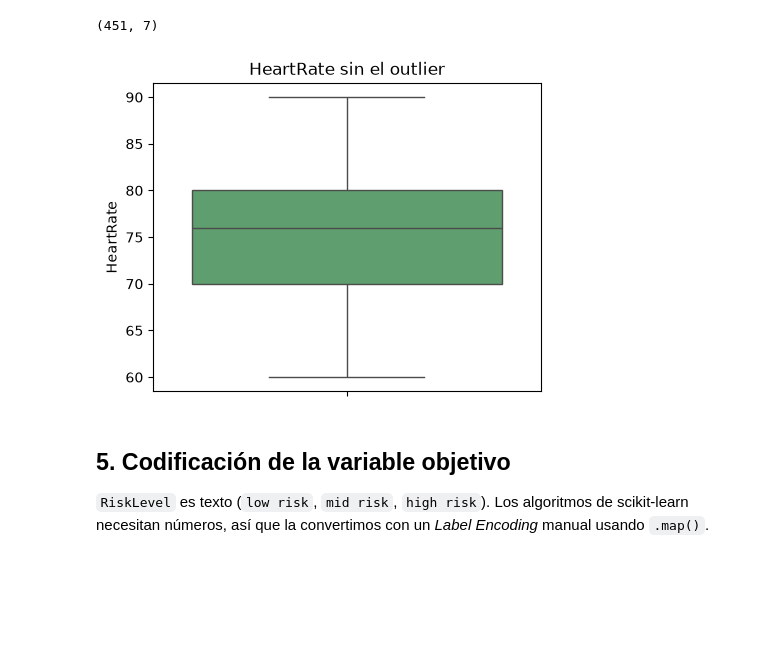
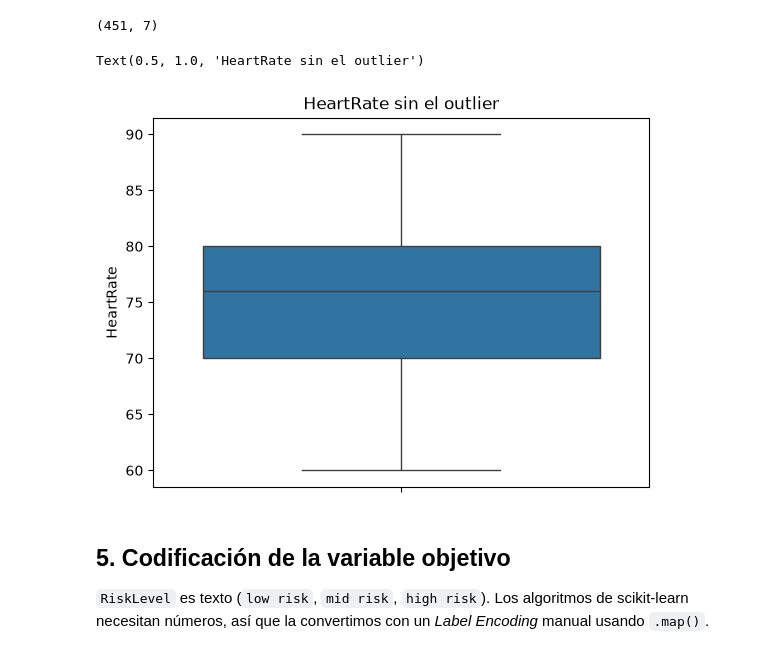
Before and after one commit to Anita155-DSM/maternal-health-risk-predict, a Jupyter notebook: main.ipynb, the cells around one changed output. Cells and saved outputs as stored; diff of their text form; code cells hidden in the pictures; blank space fills up the shorter version.

```diff
--- a/main.ipynb
+++ b/main.ipynb
@@ -155,12 +146,11 @@ df_limpio.shape#visualizamos cuantas filas y columnas contieen ahora nuestro dat
 (451, 7)
 # %%
 #confirmamos que ya no quedan valores extremos en HeartRate
-plt.figure(figsize=(5,4))
-sns.boxplot(data=df_limpio, y='HeartRate', color='#55A868')
+sns.boxplot(data=df_limpio, y='HeartRate')
 plt.title('HeartRate sin el outlier')
-plt.show()
 # %% [output]
+Text(0.5, 1.0, 'HeartRate sin el outlier')
-[figure, old version]
+[figure, new version]
 # %% [markdown]
 ## 5. Codificación de la variable objetivo
 `RiskLevel` es texto (`low risk`, `mid risk`, `high risk`). Los algoritmos de scikit-learn necesitan números, así que la convertimos con un *Label Encoding* manual usando `.map()`.
```
Also changed, not shown: parts of 7 cells of this notebook, 2 other files.
